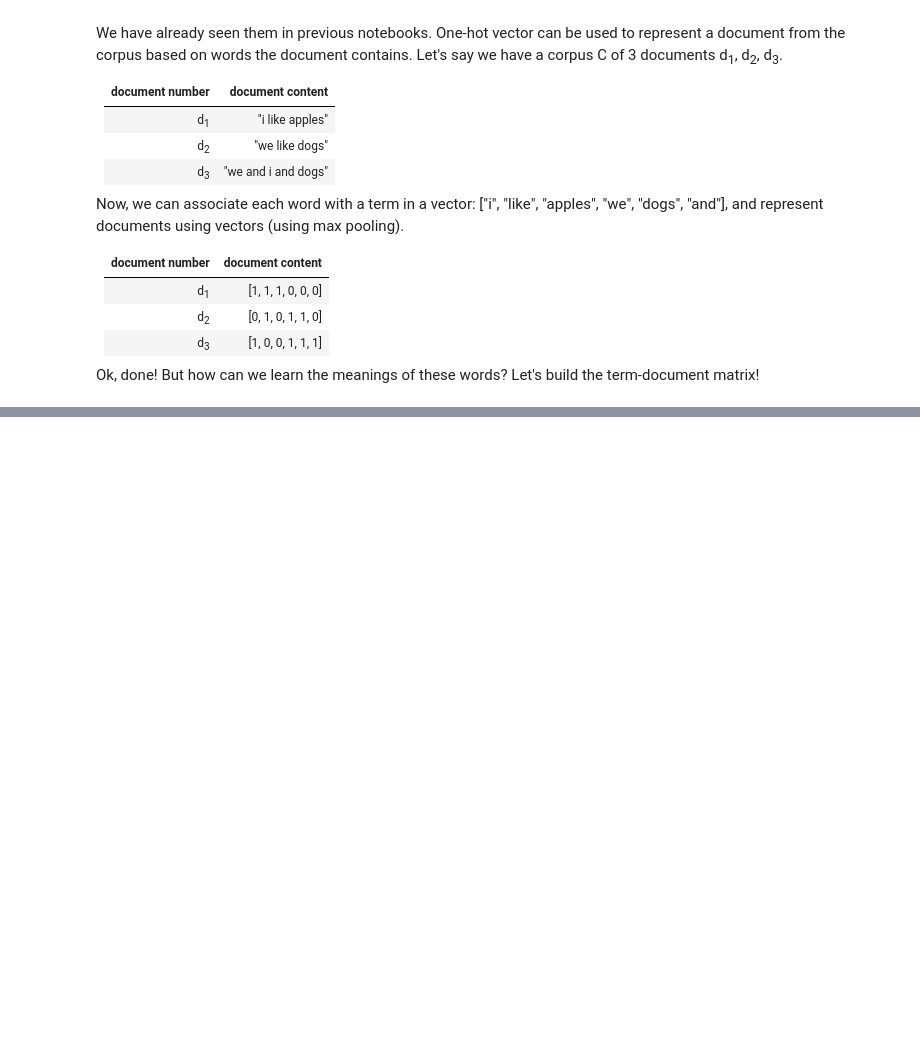
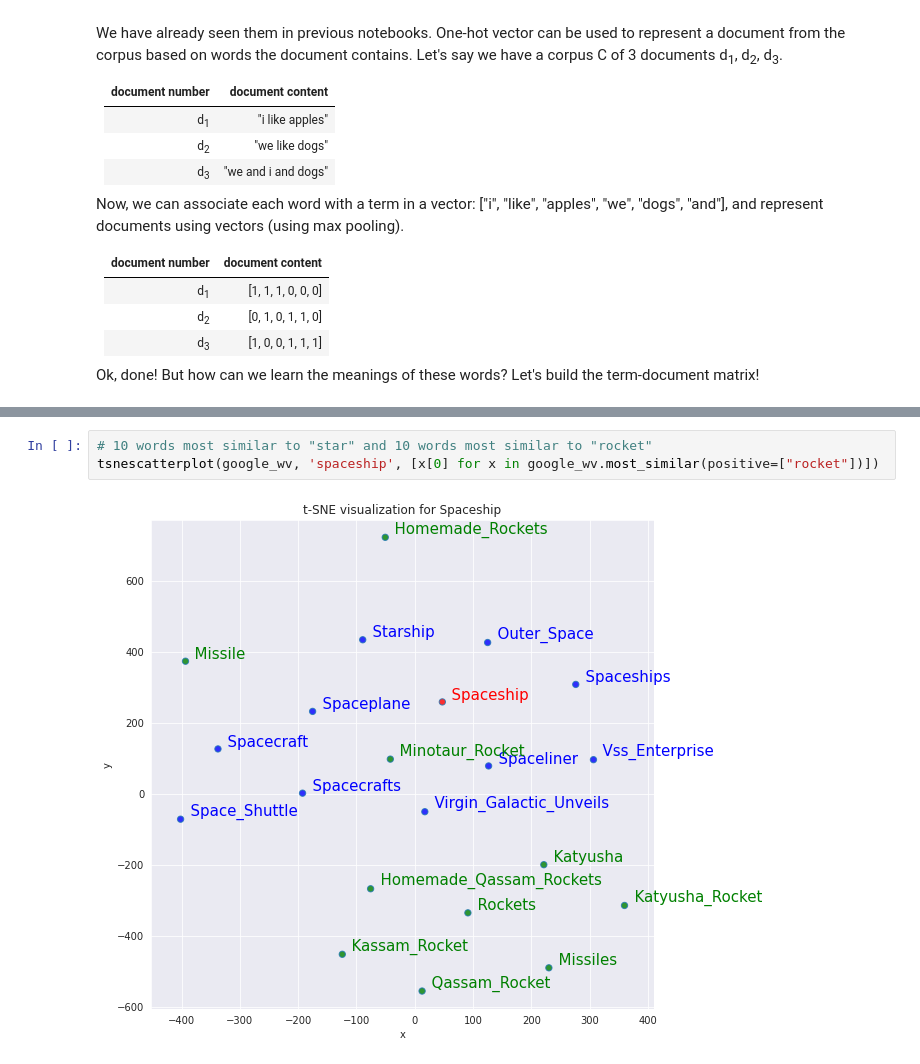
Before and after one commit to TheRootOf3/ucl-nlp-notebook-series, a Jupyter notebook: Notebook5/Notebook5.ipynb, the cells around one changed output, grey strips where cells are left out. Drawn from its saved outputs; the diff is of its cells as text; blank space fills up the shorter version.

```diff
--- a/Notebook5/Notebook5.ipynb
+++ b/Notebook5/Notebook5.ipynb
@@ -178,0 +598,5 @@ However, how do we define *a context* for a target word *w*? There are two appro
+# %%
+# 10 words most similar to "star" and 10 words most similar to "rocket"
+tsnescatterplot(google_wv, 'spaceship', [x[0] for x in google_wv.most_similar(positive=["rocket"])])
+# %% [output]
+[figure, added]
```
Also changed, not shown: parts of 76 cells of this notebook, 4 other files.
